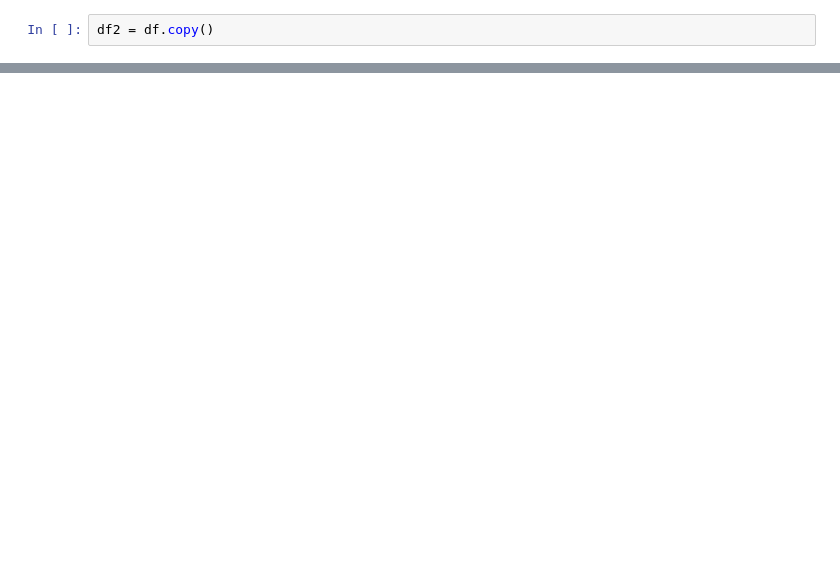
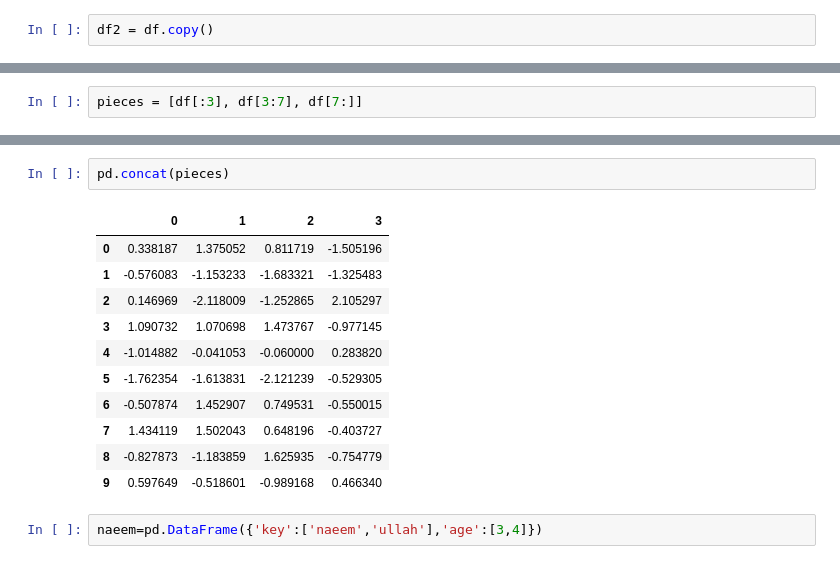
Before and after one commit to TouseefDataScientist/Machine-learning, a Jupyter notebook: naeem ullah.ipynb, the cells around one changed output, grey strips where cells are left out. Drawn from its saved outputs; the diff is of its cells as text; blank space fills up the shorter version.

Commit message:
naeem ullah

```diff
--- a/naeem ullah.ipynb
+++ b/naeem ullah.ipynb
@@ -220,0 +311,2 @@ TypeError: bad operand type for unary -: 'str'
+# %%
+pieces = [df[:3], df[3:7], df[7:]]
@@ -220,0 +329,16 @@ TypeError: bad operand type for unary -: 'str'
+# %%
+pd.concat(pieces)
+# %% [output]
+|  | 0 | 1 | 2 | 3 |
+| 0 | 0.338187 | 1.375052 | 0.811719 | -1.505196 |
+| 1 | -0.576083 | -1.153233 | -1.683321 | -1.325483 |
+| 2 | 0.146969 | -2.118009 | -1.252865 | 2.105297 |
+| 3 | 1.090732 | 1.070698 | 1.473767 | -0.977145 |
+| 4 | -1.014882 | -0.041053 | -0.060000 | 0.283820 |
+| 5 | -1.762354 | -1.613831 | -2.121239 | -0.529305 |
+| 6 | -0.507874 | 1.452907 | 0.749531 | -0.550015 |
+| 7 | 1.434119 | 1.502043 | 0.648196 | -0.403727 |
+| 8 | -0.827873 | -1.183859 | 1.625935 | -0.754779 |
+| 9 | 0.597649 | -0.518601 | -0.989168 | 0.466340 |
+# %%
+naeem=pd.DataFrame({'key':['naeem','ullah'],'age':[3,4]})
```
Also changed, not shown: parts of 61 cells of this notebook, 2 other files.
